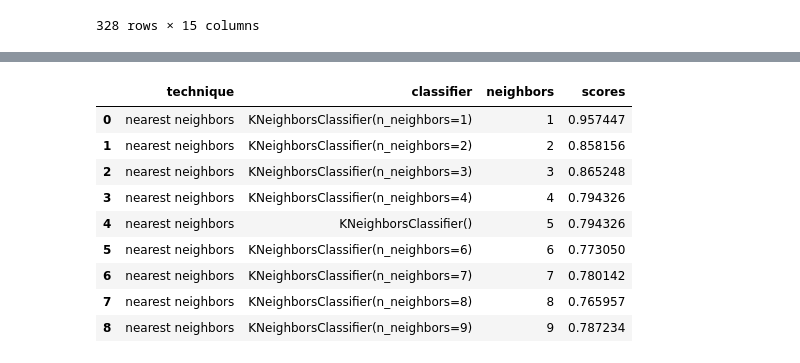
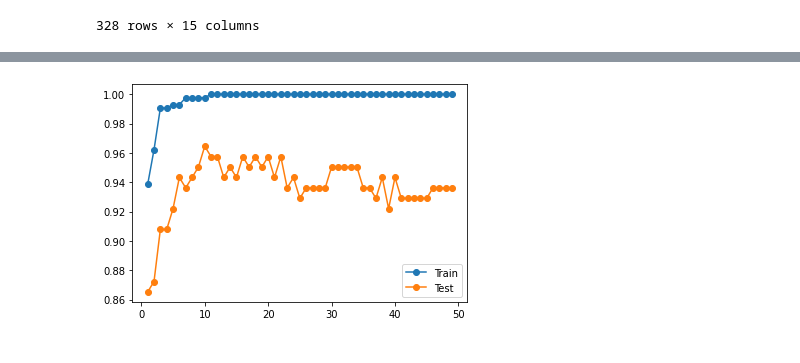
Before and after one commit to joaonmatos/feup-machine-learning, a Jupyter notebook: classifiers.ipynb, the cells around one changed output, grey strips where cells are left out. Drawn from its saved outputs; the diff is of its cells as text; code cells hidden in the pictures.

Commit message:
Plots to check for overfit

```diff
--- a/classifiers.ipynb
+++ b/classifiers.ipynb
@@ -212,26 +222,4 @@ rf_data
-# %%
-from sklearn.neighbors import KNeighborsClassifier
-neighbors = []
-scores = []
-classifiers = []
-technique = []
-for neighbor in range(1,10):
-    kn = KNeighborsClassifier(n_neighbors=neighbor)
-    kn.fit(x_train, y_train)
-    neighbors.append(neighbor)
-    scores.append(kn.score(x_test, y_test))
-    classifiers.append(kn)
-    technique.append("nearest neighbors")
-kn_data = pd.DataFrame(data={"technique": technique, "classifier": classifiers, "neighbors": neighbors, "scores": scores})
-kn_data
-# %% [output]
-|  | technique | classifier | neighbors | scores |
-| 0 | nearest neighbors | KNeighborsClassifier(n_neighbors=1) | 1 | 0.957447 |
-| 1 | nearest neighbors | KNeighborsClassifier(n_neighbors=2) | 2 | 0.858156 |
-| 2 | nearest neighbors | KNeighborsClassifier(n_neighbors=3) | 3 | 0.865248 |
-| 3 | nearest neighbors | KNeighborsClassifier(n_neighbors=4) | 4 | 0.794326 |
-| 4 | nearest neighbors | KNeighborsClassifier() | 5 | 0.794326 |
-| 5 | nearest neighbors | KNeighborsClassifier(n_neighbors=6) | 6 | 0.773050 |
-| 6 | nearest neighbors | KNeighborsClassifier(n_neighbors=7) | 7 | 0.780142 |
-| 7 | nearest neighbors | KNeighborsClassifier(n_neighbors=8) | 8 | 0.765957 |
-| 8 | nearest neighbors | KNeighborsClassifier(n_neighbors=9) | 9 | 0.787234 |
+# %%
+watch_random_forest_overfit(x_train, x_test, y_train, y_test)
+# %% [output]
+[figure, added]
```
Also changed, not shown: parts of 6 cells of this notebook.
